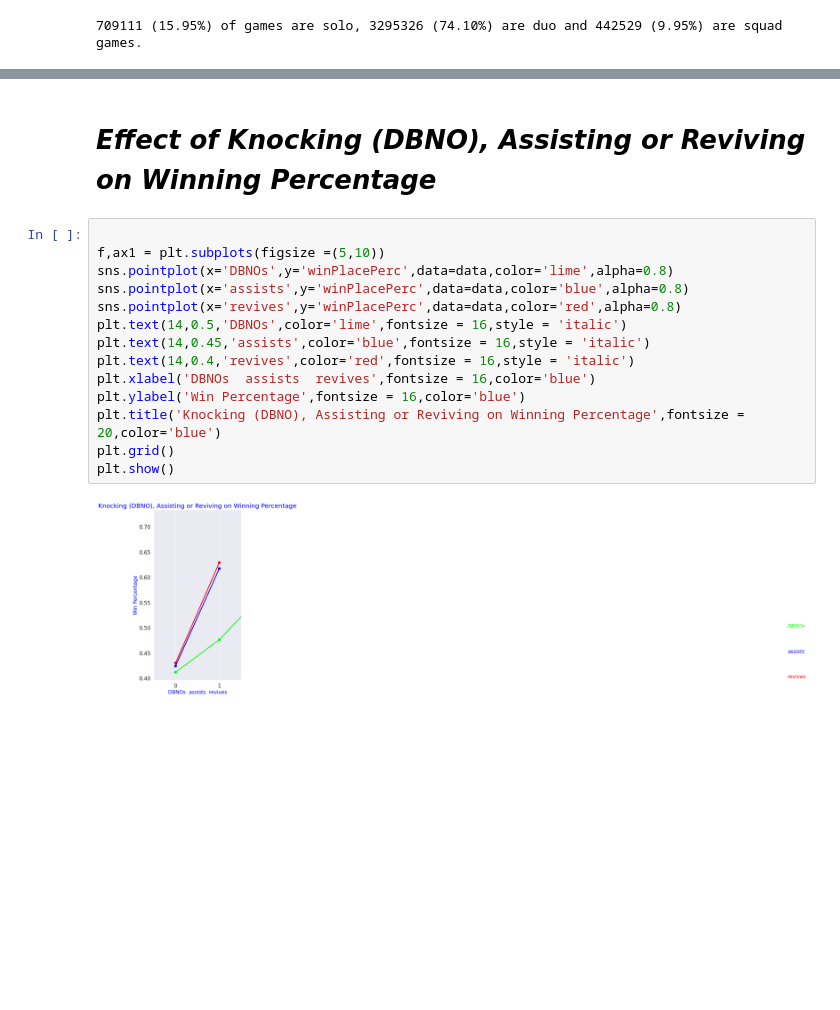
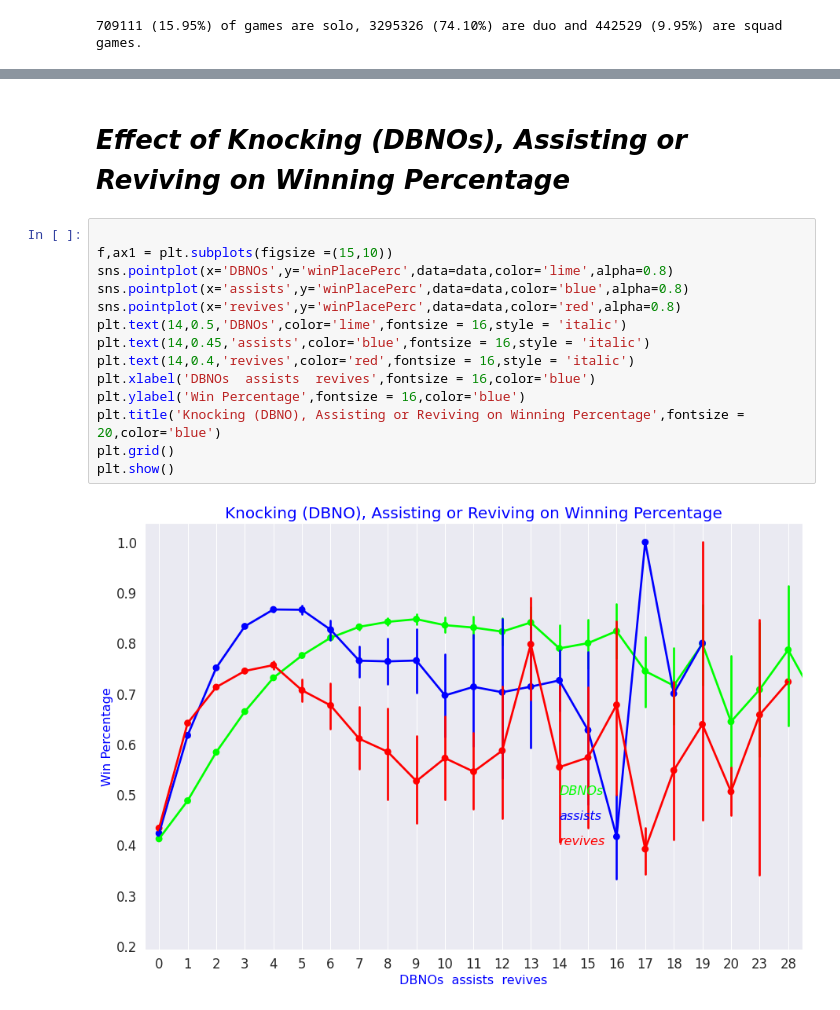
Before and after one commit to ANKITSHARMA98/PUBG-Data-Analysis, a Jupyter notebook: PUBG.ipynb, the cells around one changed output, grey strips where cells are left out. Cells and saved outputs as stored; diff of their text form; blank space fills up the shorter version.

Commit message:
Update DBNOs Graph

```diff
--- a/PUBG.ipynb
+++ b/PUBG.ipynb
@@ -349,18 +338,18 @@ plt.show()
 # %% [markdown]
-# *Effect of Knocking (DBNO), Assisting or Reviving on Winning Percentage*
+# *Effect of Knocking (DBNOs), Assisting or Reviving on Winning Percentage*
 # %%
 
-f,ax1 = plt.subplots(figsize =(5,10))
+f,ax1 = plt.subplots(figsize =(15,10))
 sns.pointplot(x='DBNOs',y='winPlacePerc',data=data,color='lime',alpha=0.8)
 sns.pointplot(x='assists',y='winPlacePerc',data=data,color='blue',alpha=0.8)
 sns.pointplot(x='revives',y='winPlacePerc',data=data,color='red',alpha=0.8)
 plt.text(14,0.5,'DBNOs',color='lime',fontsize = 16,style = 'italic')
 plt.text(14,0.45,'assists',color='blue',fontsize = 16,style = 'italic')
 plt.text(14,0.4,'revives',color='red',fontsize = 16,style = 'italic')
 plt.xlabel('DBNOs  assists  revives',fontsize = 16,color='blue')
 plt.ylabel('Win Percentage',fontsize = 16,color='blue')
 plt.title('Knocking (DBNO), Assisting or Reviving on Winning Percentage',fontsize = 20,color='blue')
 plt.grid()
 plt.show()
 # %% [output]
-[figure, old version]
+[figure, new version]
```
Also changed, not shown: parts of 3 cells of this notebook.
